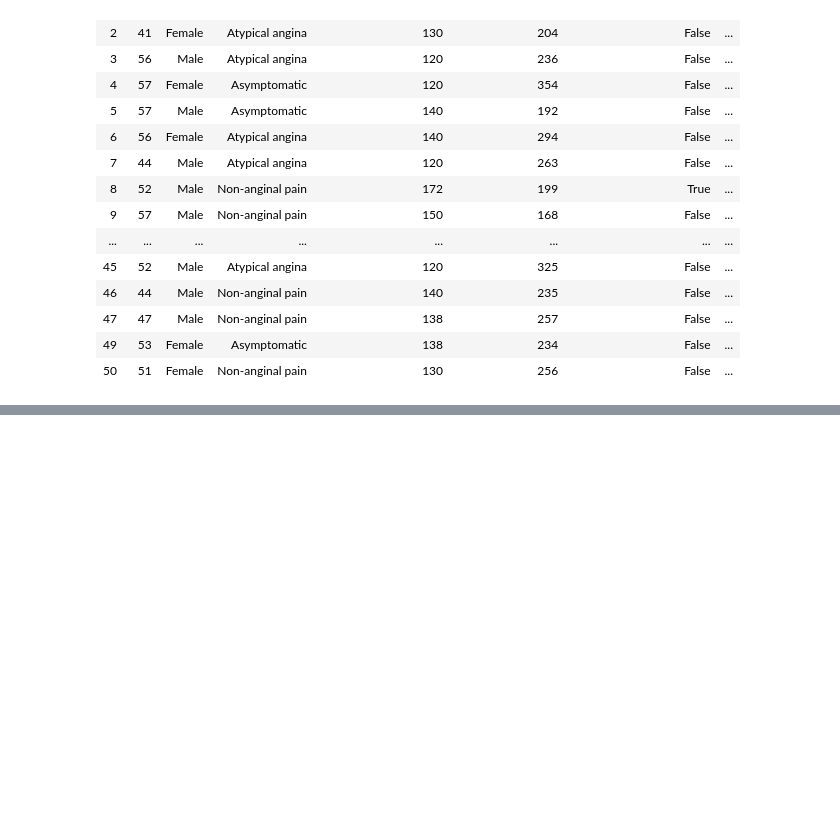
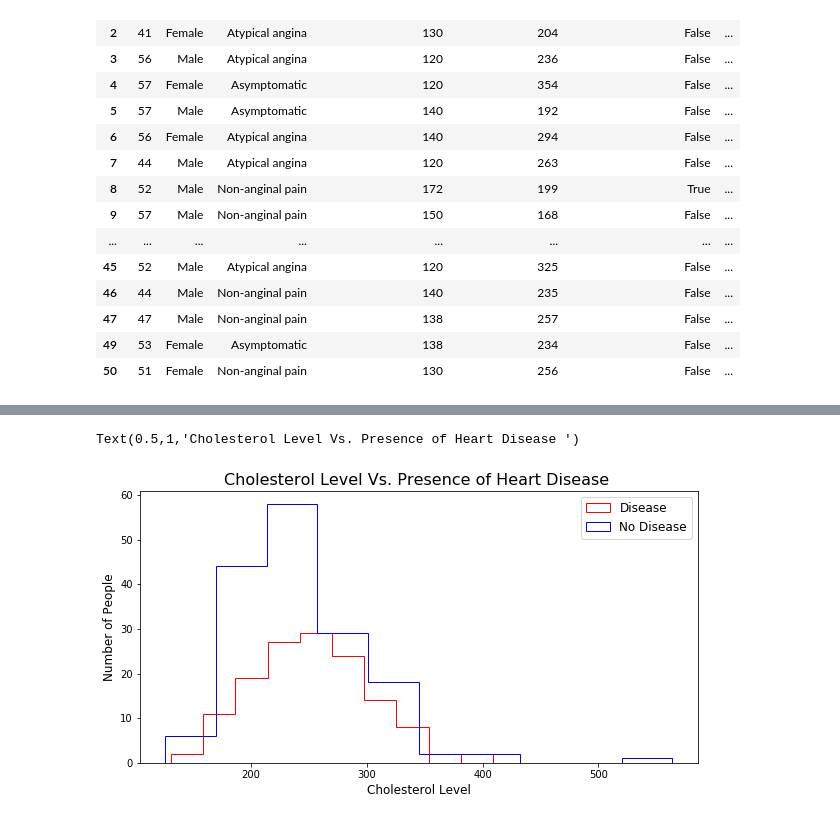
Before and after one commit to terrylashley/heart_project, a Jupyter notebook: heart_main.ipynb, the cells around one changed output, grey strips where cells are left out. Cells and saved outputs as stored; diff of their text form; code cells hidden in the pictures; blank space fills up the shorter version.

```diff
--- a/heart_main.ipynb
+++ b/heart_main.ipynb
@@ -97,0 +142,14 @@ heart_data.head(50)
+# %%
+#Cholesterol vs Heart Disease graph
+disease_ages = disease_df['Cholesterol (mg/dl)']
+no_disease_ages = no_disease_df['Cholesterol (mg/dl)']
+plt.figure(figsize=(10,5))
+plt.hist(disease_ages, histtype = 'step', color='red')
+plt.hist(no_disease_ages, histtype = 'step', color='blue')
+plt.legend(['Disease', 'No Disease'], fontsize = 12)
+plt.xlabel('Cholesterol Level', fontsize = 12)
+plt.ylabel('Number of People', fontsize = 12)
+plt.title('Cholesterol Level Vs. Presence of Heart Disease ', fontsize = 16)
+# %% [output]
+Text(0.5,1,'Cholesterol Level Vs. Presence of Heart Disease ')
+[figure, added]
```
Also changed, not shown: parts of 2 cells of this notebook.
